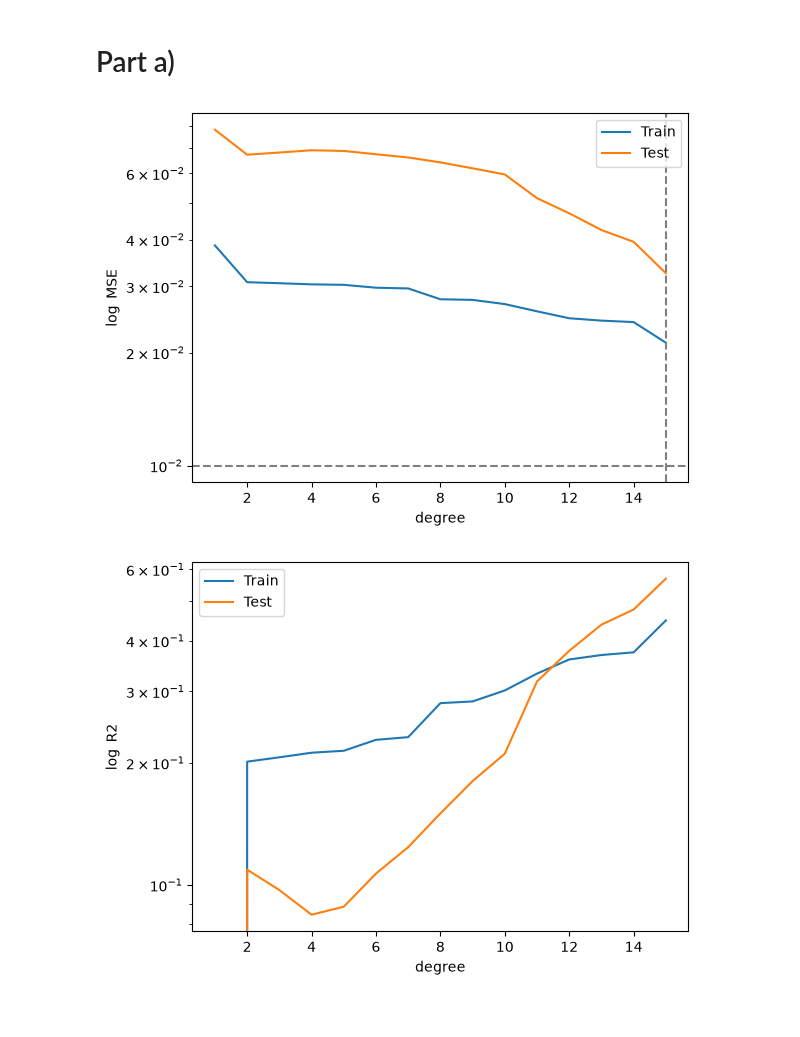
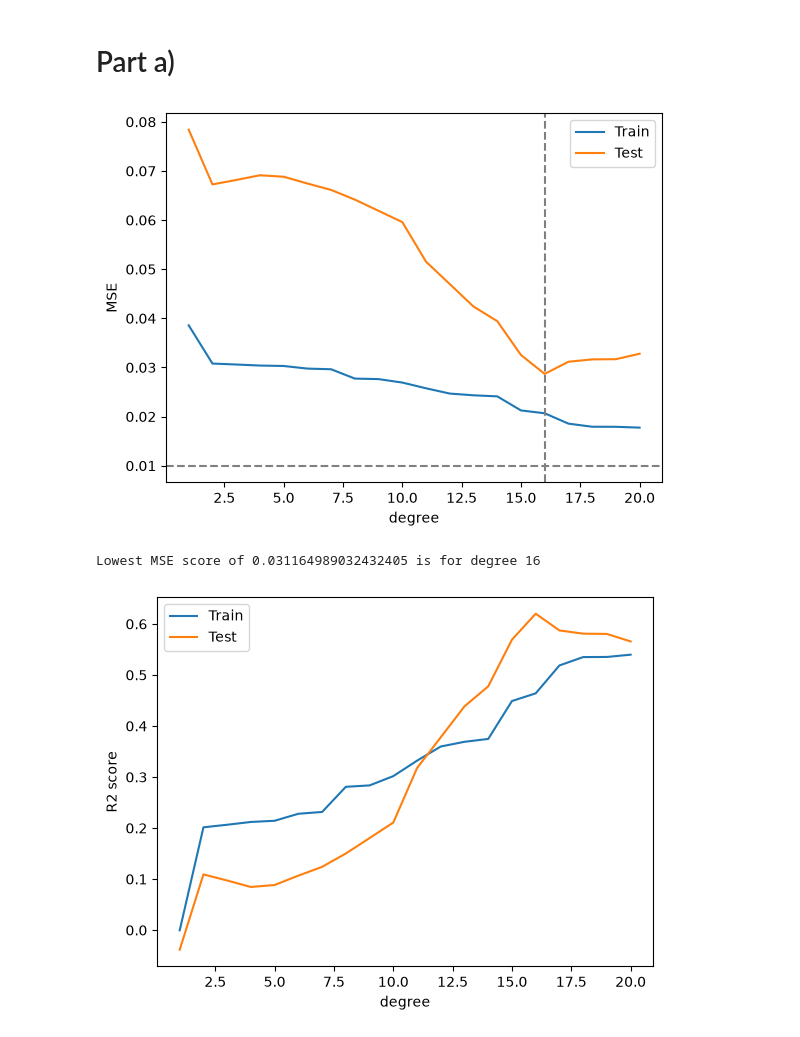
Before and after one commit to art-is-0/FYS-STK4155, a Jupyter notebook: Project1/Project1.ipynb, the cells around one changed output. Saved outputs shown, nothing was run; the diff lists cells and outputs as text; code cells hidden in the pictures.

```diff
--- a/Project1/Project1.ipynb
+++ b/Project1/Project1.ipynb
@@ -20,10 +20,14 @@ def create_dataset(n=101, degree=2, sigma=0.1, seed=67):
 
     x_train, x_test, y_train, y_test = train_test_split(x_norm, y_norm, test_size=0.33, random_state=seed)
 
+    return  x_train, x_test, y_train, y_test
+
+def create_feature_matrix(x_train, x_test, degree=2):
+
     X_train = np.column_stack([x_train**k for k in range(1, degree + 1)])
     X_test = np.column_stack([x_test**k for k in range(1, degree + 1)])
 
-    return X_train, X_test, y_train, y_test
+    return X_train, X_test
 
 def closed_form(X, y, lam=0.0):
     """(X^T X + n lambda I)^-1 X^T y, the 1/n convention of Eq. (3.95)."""
@@ -43,6 +47,15 @@ def hessian_eigs(X, lam=0.0):
     n = len(X)
     return np.linalg.eigvalsh((2.0 / n) * X.T @ X + 2.0 * lam * np.eye(X.shape[1]))
 
+def find_beta(X, y):
+    U, s, Vt = np.linalg.svd(X, full_matrices=False)
+    S = np.diag(1/s)
+
+    XTX_inv = Vt.T @ S @ U.T
+    beta = XTX_inv @ y
+
+    return beta
+
 def MSE_score(y, y_pred):
     return np.sum((y - y_pred)**2) / len(y)
 
@@ -51,44 +64,49 @@ def r2_score(y, y_pred):
     lower = np.sum((y - y.mean())**2)
     return 1 - upper / lower
 # %%
-degree = 15
+degree = 20
 MSE_scores = np.zeros((degree, 2))
 r2_scores = np.zeros((degree, 2))
+thetas = np.zeros((degree, degree))
 
+x_train, x_test, y_train, y_test = create_dataset()
 for d in range(1, degree+1):
-    X_train, X_test, y_train, y_test = create_dataset(degree=d)
+    X_train, X_test = create_feature_matrix(x_train, x_test, degree=d)
 
     theta_train = closed_form(X_train, y_train)
 
     Y_train = X_train @ theta_train
     Y_test = X_test @ theta_train
     MSE_scores[d-1, :] = [MSE_score(y_train, Y_train), MSE_score(y_test, Y_test)]
     r2_scores[d-1, :] = [r2_score(y_train, Y_train), r2_score(y_test, Y_test)]
+    thetas[d-1, -d:degree] = theta_train
 
 min_test_d = np.argmin(MSE_scores[:, 1])+ 1
 
 plt.plot(range(1, d+1), MSE_scores[:, 0], label="Train")
 plt.plot(range(1, d+1), MSE_scores[:, 1], label="Test")
 plt.axhline(0.1**2, ls='--', color='gray')
 plt.axvline(min_test_d, ls='--', color='gray')
-plt.yscale("log")
+# plt.yscale("log")
 plt.xlabel("degree")
-plt.ylabel(r"$\log$ MSE")
+plt.ylabel(r"MSE")
 plt.legend()
 plt.show()
 
+print(f"Lowest MSE score of {MSE_scores[min_test_d, 1]} is for degree {min_test_d}")
 
 min_test_d = np.argmin(r2_scores[:, 1])+ 1
 
 plt.plot(range(1, d+1), r2_scores[:, 0], label="Train")
 plt.plot(range(1, d+1), r2_scores[:, 1], label="Test")
 # plt.axhline(0.1**2, ls='--', color='gray')
 # plt.axvline(min_test_d, ls='--', color='gray')
-plt.yscale("log")
+# plt.yscale("log")
 plt.xlabel("degree")
-plt.ylabel(r"$\log$ R2")
+plt.ylabel(r"R2 score")
 plt.legend()
 plt.show()
 # %% [output]
-[figure, old version]
+[figure, new version]
+Lowest MSE score of 0.031164989032432405 is for degree 16
-[figure, old version]
+[figure, new version]
```
Also changed, not shown: parts of 6 cells of this notebook.
